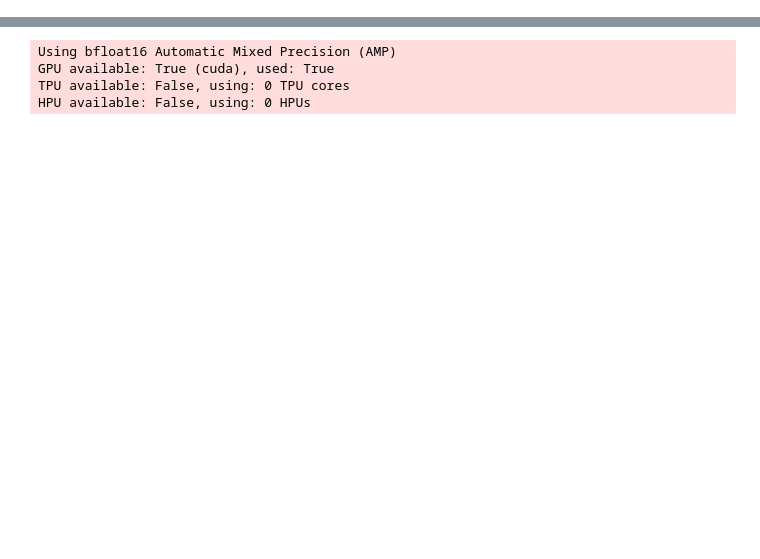
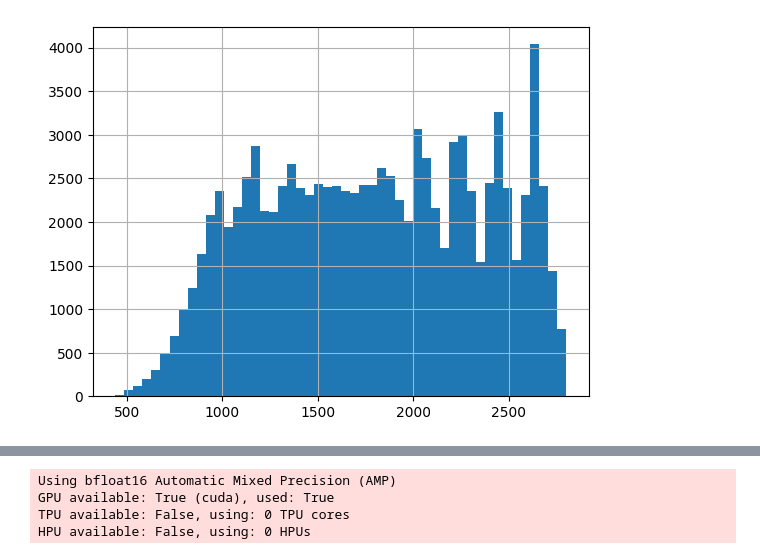
Before and after one commit to Kamil2601/nanoGPT-chess, a Jupyter notebook: test_elo_vs_no_elo.ipynb, the cells around one changed output, grey strips where cells are left out. Cells and saved outputs as stored; diff of their text form; code cells hidden in the pictures; blank space fills up the shorter version.

```diff
--- a/test_elo_vs_no_elo.ipynb
+++ b/test_elo_vs_no_elo.ipynb
@@ -75,0 +74,6 @@ plt.show()
+# %%
+plt.hist(df.avg_elo, bins=50)
+plt.grid()
+plt.show()
+# %% [output]
+[figure, added]
```
Also changed, not shown: parts of 14 cells of this notebook, 5 other files.
